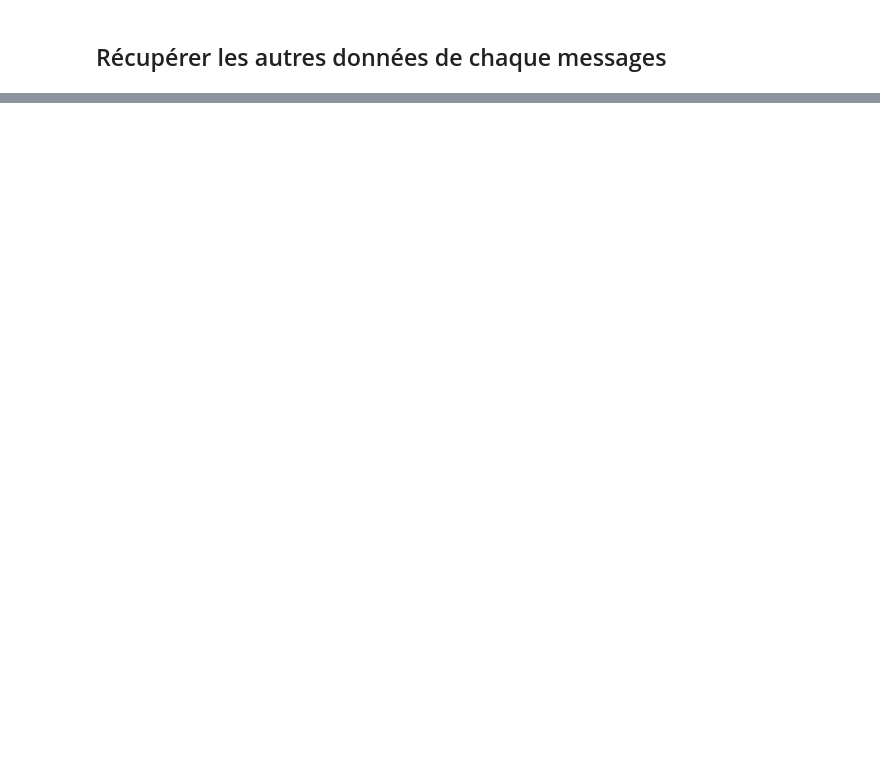
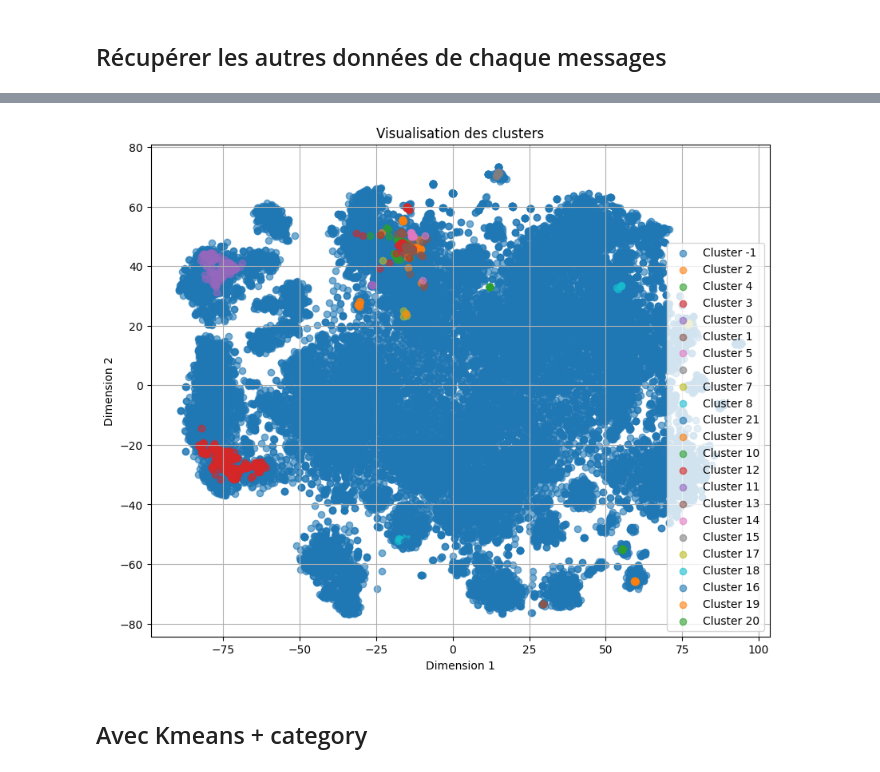
Before and after one commit to MelodyDuplaix/projet_mooc_test, a Jupyter notebook: notebooks/test_clustering_posts.ipynb, the cells around one changed output, grey strips where cells are left out. Saved outputs shown, nothing was run; the diff lists cells and outputs as text; code cells hidden in the pictures; blank space fills up the shorter version.

```diff
--- a/notebooks/test_clustering_posts.ipynb
+++ b/notebooks/test_clustering_posts.ipynb
@@ -194,0 +205,5 @@ Name: count, Length: 27442, dtype: int64
+# %%
+
+df_category = df[["id", "vector", "category"]]
+df_category = df_category[df_category["category"] != ""]
+df_category.head()
@@ -194,0 +217,16 @@ Name: count, Length: 27442, dtype: int64
+# %%
+from sklearn.preprocessing import OneHotEncoder
+from sklearn.cluster import DBSCAN
+import numpy as np
+from sklearn.preprocessing import StandardScaler
+
+# One-Hot Encoding du champ category
+encoder = OneHotEncoder(sparse_output=False)
+category_encoded = encoder.fit_transform(df_category[['category']])
+
+# Combiner les vecteurs et les catégories encodées
+X = np.hstack((np.array(list(df_category['vector'])), category_encoded))
+X = StandardScaler().fit_transform(X)
+# Appliquer DBSCAN
+dbscan = DBSCAN(eps=10, min_samples=5, metric='euclidean')
+df_category['cluster'] = dbscan.fit_predict(X)
@@ -194,0 +253,28 @@ Name: count, Length: 27442, dtype: int64
+# %%
+from sklearn.manifold import TSNE
+import matplotlib.pyplot as plt
+
+# Réduction de dimensionnalité avec t-SNE
+tsne = TSNE(n_components=2, random_state=42)
+reduced_vectors = tsne.fit_transform(np.array(list(df_category['vector'])))
+
+# Ajouter les coordonnées réduites au DataFrame
+df_category['x'] = reduced_vectors[:, 0]
+df_category['y'] = reduced_vectors[:, 1]
+
+# Visualisation
+plt.figure(figsize=(10, 8))
+for cluster_id in df_category['cluster'].unique():
+    cluster_data = df_category[df_category['cluster'] == cluster_id]
+    plt.scatter(cluster_data['x'], cluster_data['y'], label=f"Cluster {cluster_id}", alpha=0.6)
+
+plt.title("Visualisation des clusters")
+plt.xlabel("Dimension 1")
+plt.ylabel("Dimension 2")
+plt.legend()
+plt.grid()
+plt.show()
+# %% [output]
+[figure, added]
+# %% [markdown]
+## Avec Kmeans + category
```
Also changed, not shown: parts of 24 cells of this notebook.
